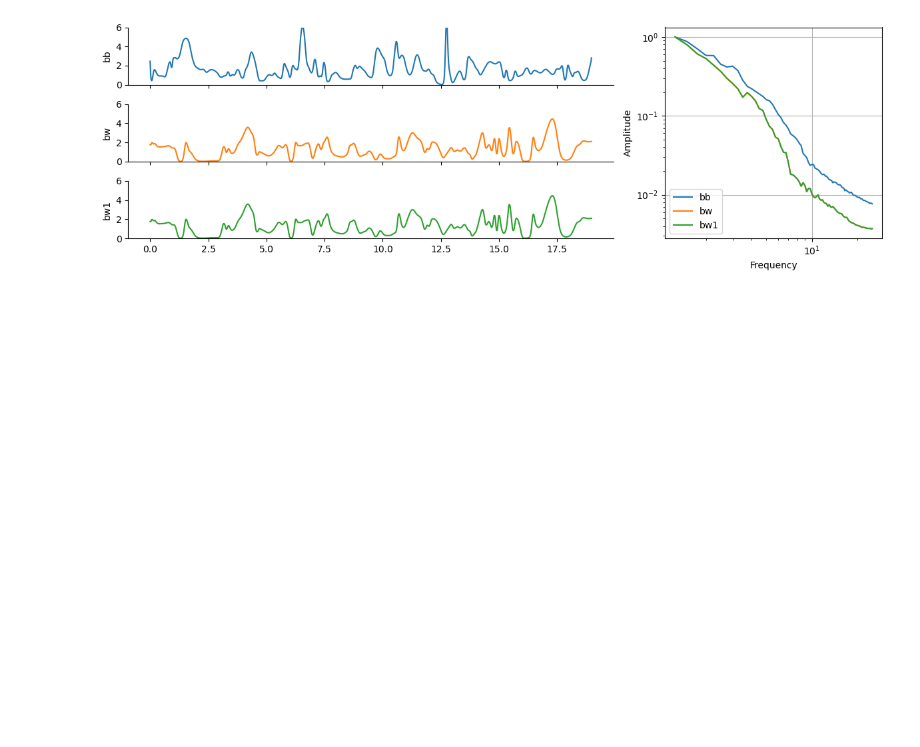
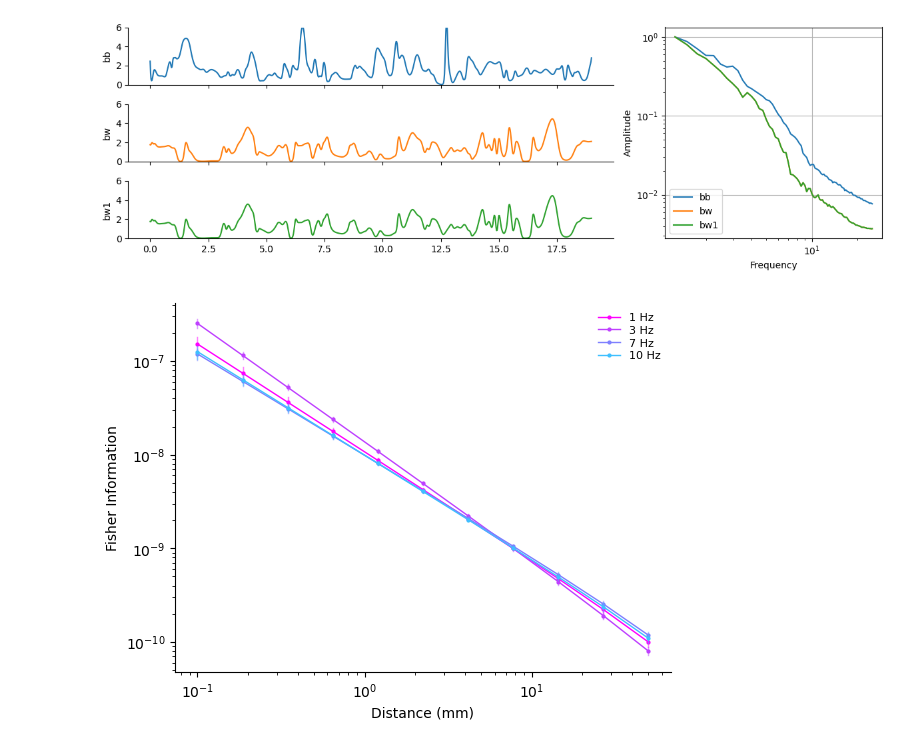
Before and after one commit to stootoon/fisher-plumes, a Jupyter notebook: make_figs.ipynb, the cells around one changed output. Saved outputs shown, nothing was run; the diff lists cells and outputs as text; code cells hidden in the pictures; blank space fills up the shorter version.

```diff
--- a/make_figs.ipynb
+++ b/make_figs.ipynb
@@ -339,3 +331,15 @@ ax_fft.grid(True)
 tight_layout()
 # %% [output]
 [figure]
+# %%
+reload(fpf)
+fpf.plot_fisher_information(Fbw,
+                            d_lim=[1,10000],
+                            d_ranges = [[100,50000]],
+                            d_scale = 1000,
+                            d_space_fun = lambda d0,d1,n:np.logspace(log10(d0),log10(d1),n),
+                            which_ifreqs = [1,3,7,10],
+                            fi_scale = 1, plot_fun = plt.loglog,
+)
+# %% [output]
+[figure, added]
```
Also changed, not shown: parts of 9 cells of this notebook, 3 other files.
